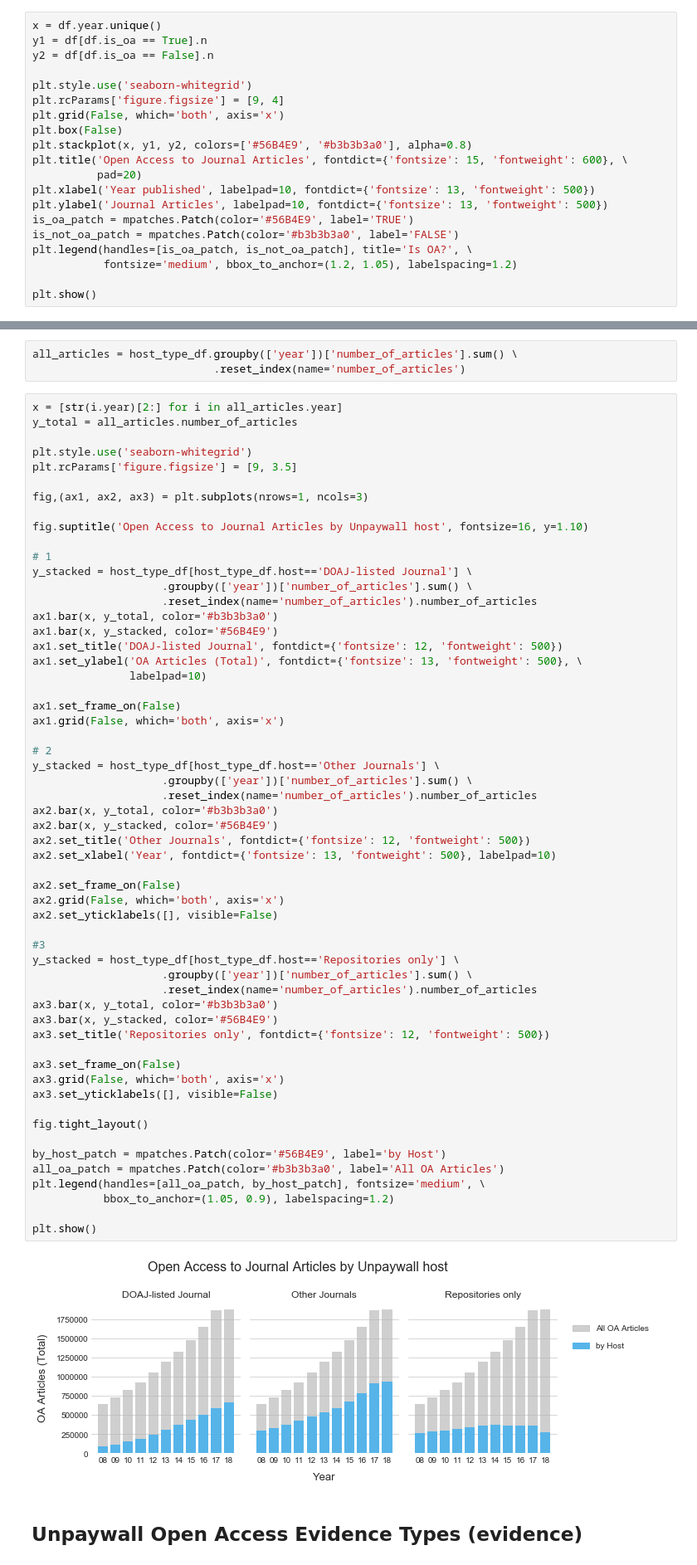
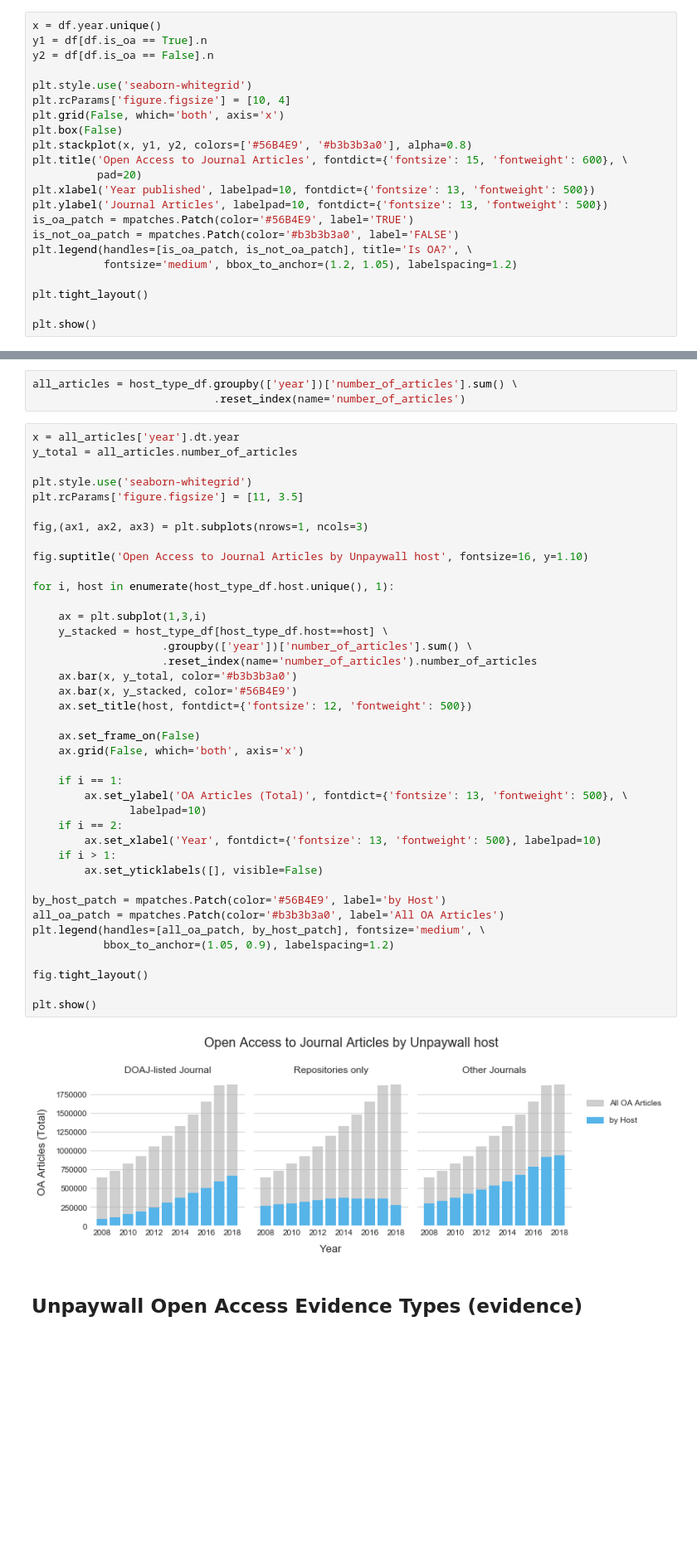
Before and after one commit to naustica/WAG-SHK, a Jupyter notebook: Open Access Evidence in Unpaywall - Python Version.ipynb, the cells around one changed output, grey strips where cells are left out. Shown at 83% size. Cells and saved outputs as stored; diff of their text form; blank space fills up the shorter version.

```diff
--- a/Open Access Evidence in Unpaywall - Python Version.ipynb
+++ b/Open Access Evidence in Unpaywall - Python Version.ipynb
@@ -79,7 +81,7 @@ y1 = df[df.is_oa == True].n
 y2 = df[df.is_oa == False].n
 
 plt.style.use('seaborn-whitegrid')
-plt.rcParams['figure.figsize'] = [9, 4]
+plt.rcParams['figure.figsize'] = [10, 4]
 plt.grid(False, which='both', axis='x')
 plt.box(False)
 plt.stackplot(x, y1, y2, colors=['#56B4E9', '#b3b3b3a0'], alpha=0.8)
@@ -92,5 +94,7 @@ is_not_oa_patch = mpatches.Patch(color='#b3b3b3a0', label='FALSE')
 plt.legend(handles=[is_oa_patch, is_not_oa_patch], title='Is OA?', \
            fontsize='medium', bbox_to_anchor=(1.2, 1.05), labelspacing=1.2)
 
+plt.tight_layout()
+
 plt.show()
 # %% [output]
@@ -148,64 +152,47 @@ host_type_df
 all_articles = host_type_df.groupby(['year'])['number_of_articles'].sum() \
                             .reset_index(name='number_of_articles')
 # %%
-x = [str(i.year)[2:] for i in all_articles.year]
+x = all_articles['year'].dt.year
 y_total = all_articles.number_of_articles
 
 plt.style.use('seaborn-whitegrid')
-plt.rcParams['figure.figsize'] = [9, 3.5]
+plt.rcParams['figure.figsize'] = [11, 3.5]
 
 fig,(ax1, ax2, ax3) = plt.subplots(nrows=1, ncols=3)
 
 fig.suptitle('Open Access to Journal Articles by Unpaywall host', fontsize=16, y=1.10)
 
-# 1
-y_stacked = host_type_df[host_type_df.host=='DOAJ-listed Journal'] \
+for i, host in enumerate(host_type_df.host.unique(), 1):
+
+    ax = plt.subplot(1,3,i)
+    y_stacked = host_type_df[host_type_df.host==host] \
                     .groupby(['year'])['number_of_articles'].sum() \
                     .reset_index(name='number_of_articles').number_of_articles
-ax1.bar(x, y_total, color='#b3b3b3a0')
-ax1.bar(x, y_stacked, color='#56B4E9')
-ax1.set_title('DOAJ-listed Journal', fontdict={'fontsize': 12, 'fontweight': 500})
-ax1.set_ylabel('OA Articles (Total)', fontdict={'fontsize': 13, 'fontweight': 500}, \
+    ax.bar(x, y_total, color='#b3b3b3a0')
+    ax.bar(x, y_stacked, color='#56B4E9')
+    ax.set_title(host, fontdict={'fontsize': 12, 'fontweight': 500})
+
+    ax.set_frame_on(False)
+    ax.grid(False, which='both', axis='x')
+
+    if i == 1:
+        ax.set_ylabel('OA Articles (Total)', fontdict={'fontsize': 13, 'fontweight': 500}, \
                labelpad=10)
-
-ax1.set_frame_on(False)
-ax1.grid(False, which='both', axis='x')
-
-# 2
-y_stacked = host_type_df[host_type_df.host=='Other Journals'] \
-                    .groupby(['year'])['number_of_articles'].sum() \
-                    .reset_index(name='number_of_articles').number_of_articles
-ax2.bar(x, y_total, color='#b3b3b3a0')
-ax2.bar(x, y_stacked, color='#56B4E9')
-ax2.set_title('Other Journals', fontdict={'fontsize': 12, 'fontweight': 500})
-ax2.set_xlabel('Year', fontdict={'fontsize': 13, 'fontweight': 500}, labelpad=10)
-
-ax2.set_frame_on(False)
-ax2.grid(False, which='both', axis='x')
-ax2.set_yticklabels([], visible=False)
-
-#3
-y_stacked = host_type_df[host_type_df.host=='Repositories only'] \
-                    .groupby(['year'])['number_of_articles'].sum() \
-                    .reset_index(name='number_of_articles').number_of_articles
-ax3.bar(x, y_total, color='#b3b3b3a0')
-ax3.bar(x, y_stacked, color='#56B4E9')
-ax3.set_title('Repositories only', fontdict={'fontsize': 12, 'fontweight': 500})
-
-ax3.set_frame_on(False)
-ax3.grid(False, which='both', axis='x')
-ax3.set_yticklabels([], visible=False)
-
-fig.tight_layout()
+    if i == 2:
+        ax.set_xlabel('Year', fontdict={'fontsize': 13, 'fontweight': 500}, labelpad=10)
+    if i > 1:
+        ax.set_yticklabels([], visible=False)
 
 by_host_patch = mpatches.Patch(color='#56B4E9', label='by Host')
 all_oa_patch = mpatches.Patch(color='#b3b3b3a0', label='All OA Articles')
 plt.legend(handles=[all_oa_patch, by_host_patch], fontsize='medium', \
            bbox_to_anchor=(1.05, 0.9), labelspacing=1.2)
 
+fig.tight_layout()
+
 plt.show()
 # %% [output]
-[figure, old version]
+[figure, new version]
 # %% [markdown]
 ## Unpaywall Open Access Evidence Types (evidence)
 # %%
```
Also changed, not shown: parts of 3 cells of this notebook.
